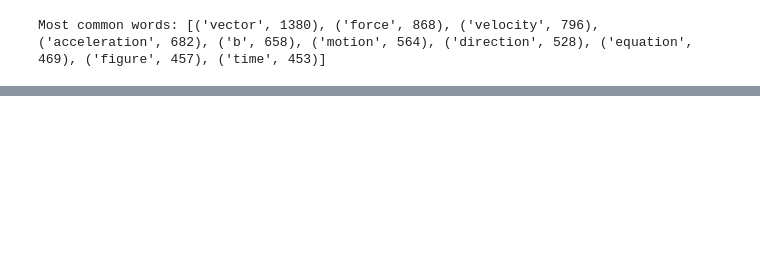
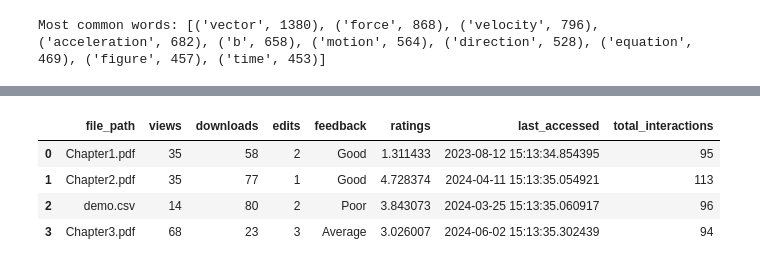
Before and after one commit to Shreyash-Pardhi/Python_Practice, a Jupyter notebook: Python/Python Projects/NLP related projects/NLP.ipynb, the cells around one changed output, grey strips where cells are left out. Cells and saved outputs as stored; diff of their text form; code cells hidden in the pictures; blank space fills up the shorter version.

```diff
--- a/Python/Python Projects/NLP related projects/NLP.ipynb
+++ b/Python/Python Projects/NLP related projects/NLP.ipynb
@@ -196,0 +425,18 @@ Most common words: [('vector', 1380), ('force', 868), ('velocity', 796), ('accel
+# %%
+file_paths = ['Chapter1.pdf', 'Chapter2.pdf', 'demo.csv', 'Chapter3.pdf', 'Chapter4.pdf', 'Chapter5.pdf', 'Chapter6.pdf', 'Chapter7.pdf', 'Chapter8.pdf', 'Chapter9.pdf', 'Chapter10.pdf']
+documents = process_files(file_paths)
+
+def document_access_metrics(documents):
+    documents['total_interactions'] = documents[['views', 'downloads', 'edits']].sum(axis=1)
+    documents = documents.drop('content', axis=1)
+    most_accessed = documents.sort_values(by='total_interactions', ascending=False).head(1)
+    least_accessed = documents.sort_values(by='total_interactions').head(1)
+    return documents
+
+document_access_metrics(documents)
+# %% [output]
+|  | file_path | views | downloads | edits | feedback | ratings | last_accessed | total_interactions |
+| 0 | Chapter1.pdf | 35 | 58 | 2 | Good | 1.311433 | 2023-08-12 15:13:34.854395 | 95 |
+| 1 | Chapter2.pdf | 35 | 77 | 1 | Good | 4.728374 | 2024-04-11 15:13:35.054921 | 113 |
+| 2 | demo.csv | 14 | 80 | 2 | Poor | 3.843073 | 2024-03-25 15:13:35.060917 | 96 |
+| 3 | Chapter3.pdf | 68 | 23 | 3 | Average | 3.026007 | 2024-06-02 15:13:35.302439 | 94 |
```
Also changed, not shown: parts of 8 cells of this notebook, 46 other files.
